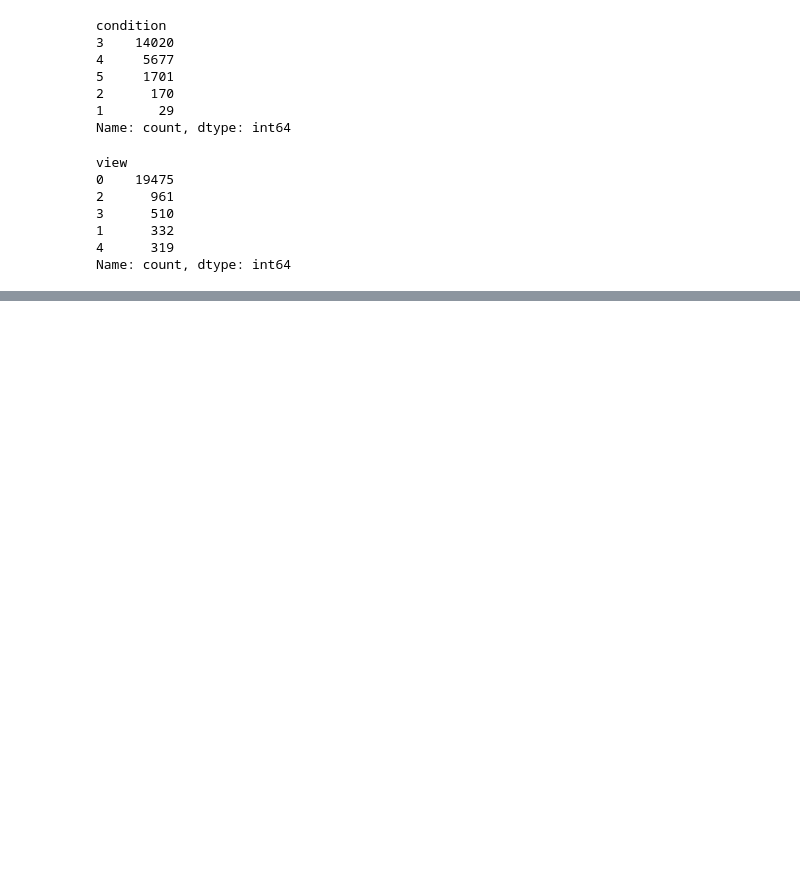
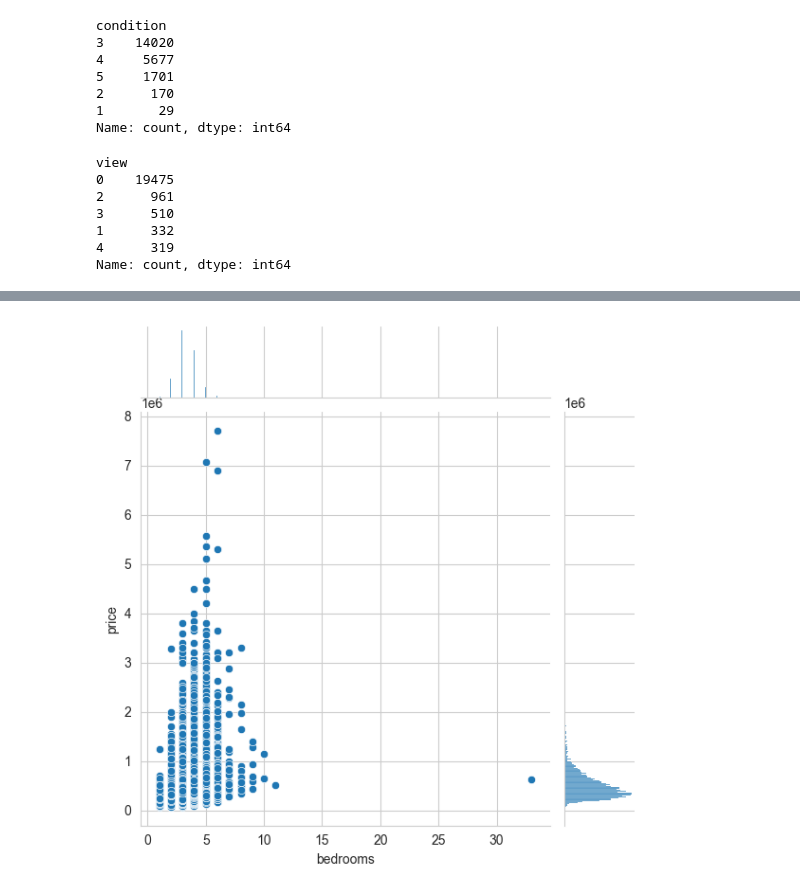
Before and after one commit to Takosaga/spring_24, a Jupyter notebook: data_mining/lab3/lab3.ipynb, the cells around one changed output, grey strips where cells are left out. Saved outputs shown, nothing was run; the diff lists cells and outputs as text; code cells hidden in the pictures; blank space fills up the shorter version.

```diff
--- a/data_mining/lab3/lab3.ipynb
+++ b/data_mining/lab3/lab3.ipynb
@@ -80,7 +80,7 @@ wa_housing_df['2015_lot_renovation'] = wa_housing_df['sqft_lot'] == wa_housing_d
 # %%
 # price per sqft living and lot
-wa_housing_df['price_per_living_sqft'] = (wa_housing_df['price']/wa_housing_df['sqft_living15']).astype('int')
-wa_housing_df['price_per_lot_sqft'] = (wa_housing_df['price']/wa_housing_df['sqft_lot15']).astype('int')
+# wa_housing_df['price_per_living_sqft'] = (wa_housing_df['price']/wa_housing_df['sqft_living15']).astype('int')
+# wa_housing_df['price_per_lot_sqft'] = (wa_housing_df['price']/wa_housing_df['sqft_lot15']).astype('int')
 # %%
 
 wa_housing_df.drop(['yr_built','yr_renovated','date','sqft_living','sqft_lot'], axis=1, inplace=True)
@@ -113,6 +110,7 @@ wa_housing_df['view'] = wa_housing_df['view'].astype('object')
 wa_housing_df['condition'] = wa_housing_df['condition'].astype('object')
 wa_housing_df['2015_living_renovation'] = wa_housing_df['2015_living_renovation'].astype('object')
 wa_housing_df['2015_lot_renovation'] = wa_housing_df['2015_lot_renovation'].astype('object')
+wa_housing_df['sales_year'] = wa_housing_df['sales_year'].astype('object')
 # %%
 wa_housing_df['waterfront'].value_counts()
 # %% [output]
@@ -157,0 +176,3 @@ Name: count, dtype: int64
+# %%
+categories_df = wa_housing_df.select_dtypes(include=['object'])
+numerical_df = wa_housing_df.select_dtypes(include=['int64','float64'])
@@ -157,0 +220,7 @@ Name: count, dtype: int64
+# %%
+sns.set_style('whitegrid')
+# %%
+numerical_names = numerical_df.columns.tolist()
+sns.jointplot(x= numerical_names[1], y = numerical_names[0], data=numerical_df);
+# %% [output]
+[figure, added]
```
Also changed, not shown: parts of 35 cells of this notebook.
